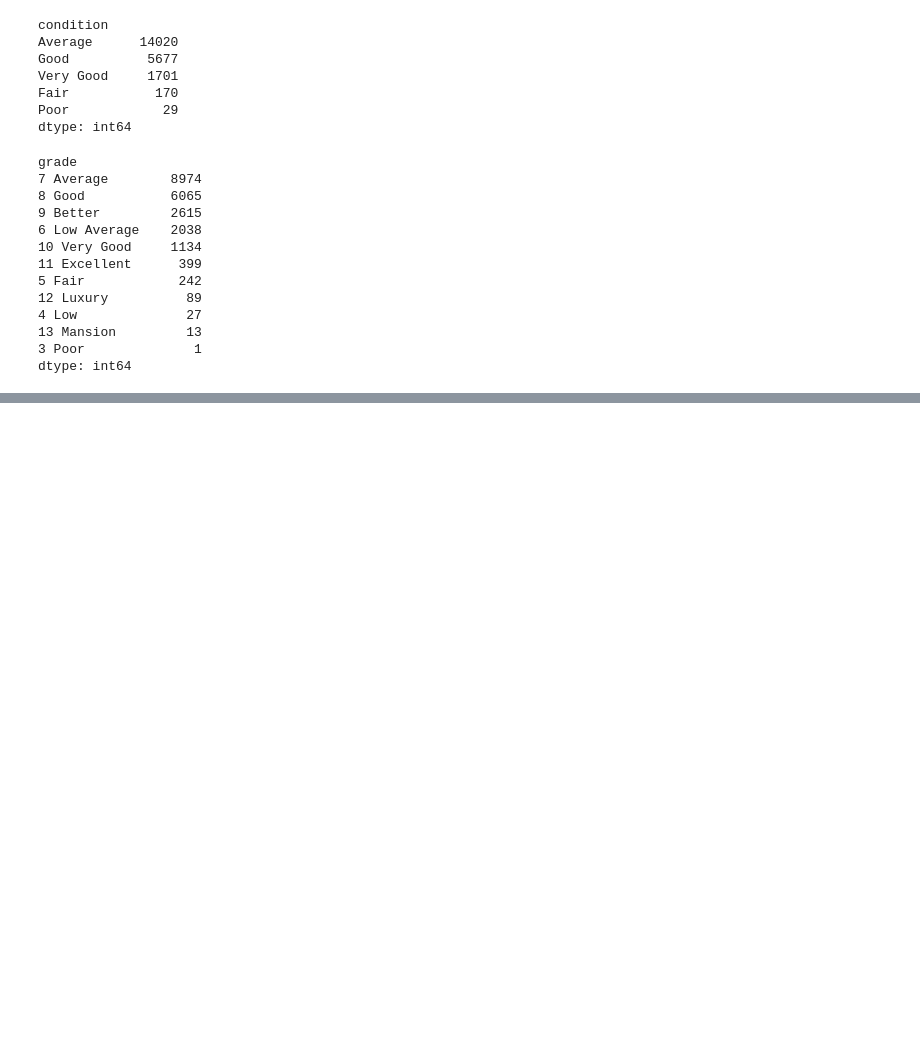
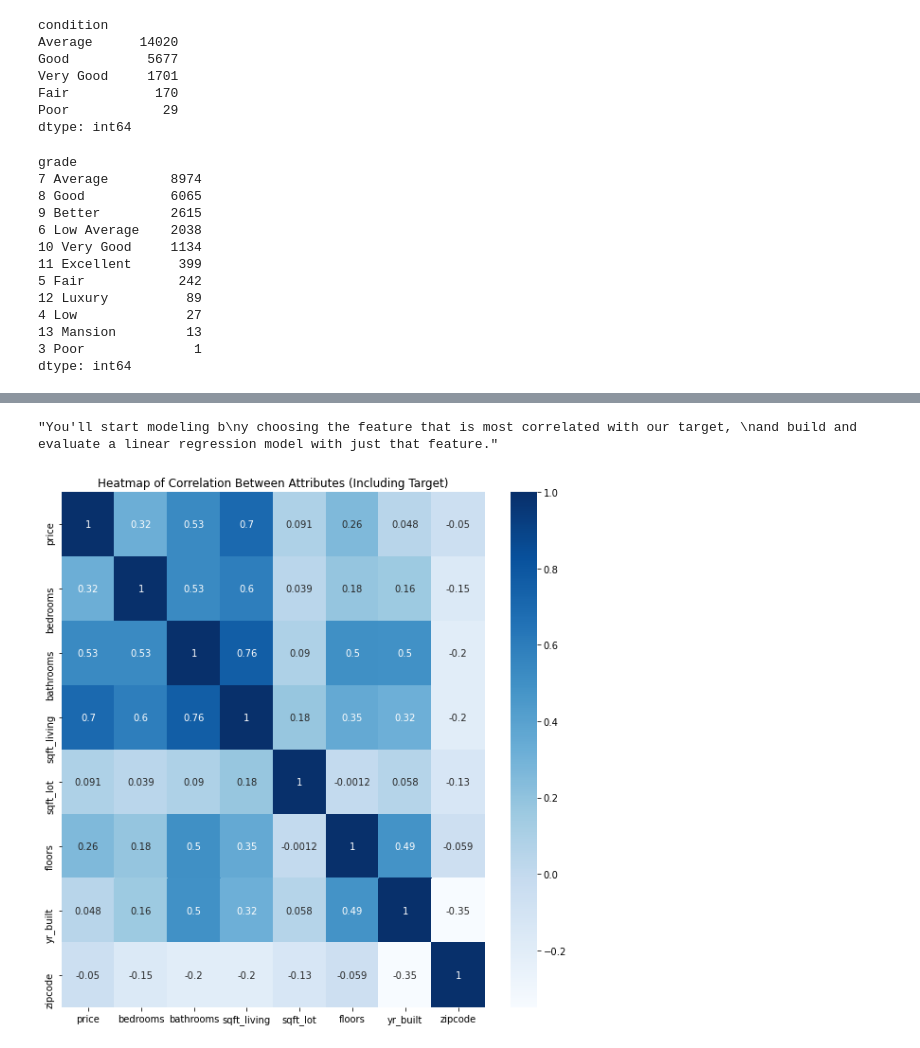
Before and after one commit to Dmvinedata/dsc-phase-2-project-v2-3, a Jupyter notebook: student.ipynb, the cells around one changed output, grey strips where cells are left out. Cells and saved outputs as stored; diff of their text form; code cells hidden in the pictures; blank space fills up the shorter version.

```diff
--- a/student.ipynb
+++ b/student.ipynb
@@ -167,0 +212,40 @@ kc_df.duplicated().sum()
+# %%
+"""You'll start modeling b
+y choosing the feature that is most correlated with our target,
+and build and evaluate a linear regression model with just that feature."""
+# %% [output]
+"You'll start modeling b\ny choosing the feature that is most correlated with our target, \nand build and evaluate a linear regression model with just that feature."
+# %%
+#Correlates numerical data, Year built and zip code count as categorical
+import seaborn as sns
+import numpy as np
+
+corr_data = pd.concat([y_train, X_train], axis=1)
+corr = corr_data.corr()
+# %%
+
+# Set up figure and axes
+fig, ax = plt.subplots(figsize=(10, 10))
+
+# Plot a heatmap of the correlation matrix, with both
+# numbers and colors indicating the correlations
+sns.heatmap(
+    # Specifies the data to be plotted
+    data=corr,
+    # The mask means we only show half the values,
+    # instead of showing duplicates. It's optional.
+    #mask=np.triu(np.ones_like(corr, dtype=bool)),
+    # Specifies that we should use the existing axes
+    ax=ax,
+    #Color of the heatmap
+    cmap="Blues",
+    # Specifies that we want labels, not just colors
+    annot=True,
+    # Customizes colorbar appearance
+    #cbar_kws={"label": "Correlation", "orientation": "horizontal", "pad": .2, "extend": "both"}
+)
+
+# Customize the plot appearance
+ax.set_title("Heatmap of Correlation Between Attributes (Including Target)");
+# %% [output]
+[figure, added]
```
Also changed, not shown: parts of 31 cells of this notebook.
